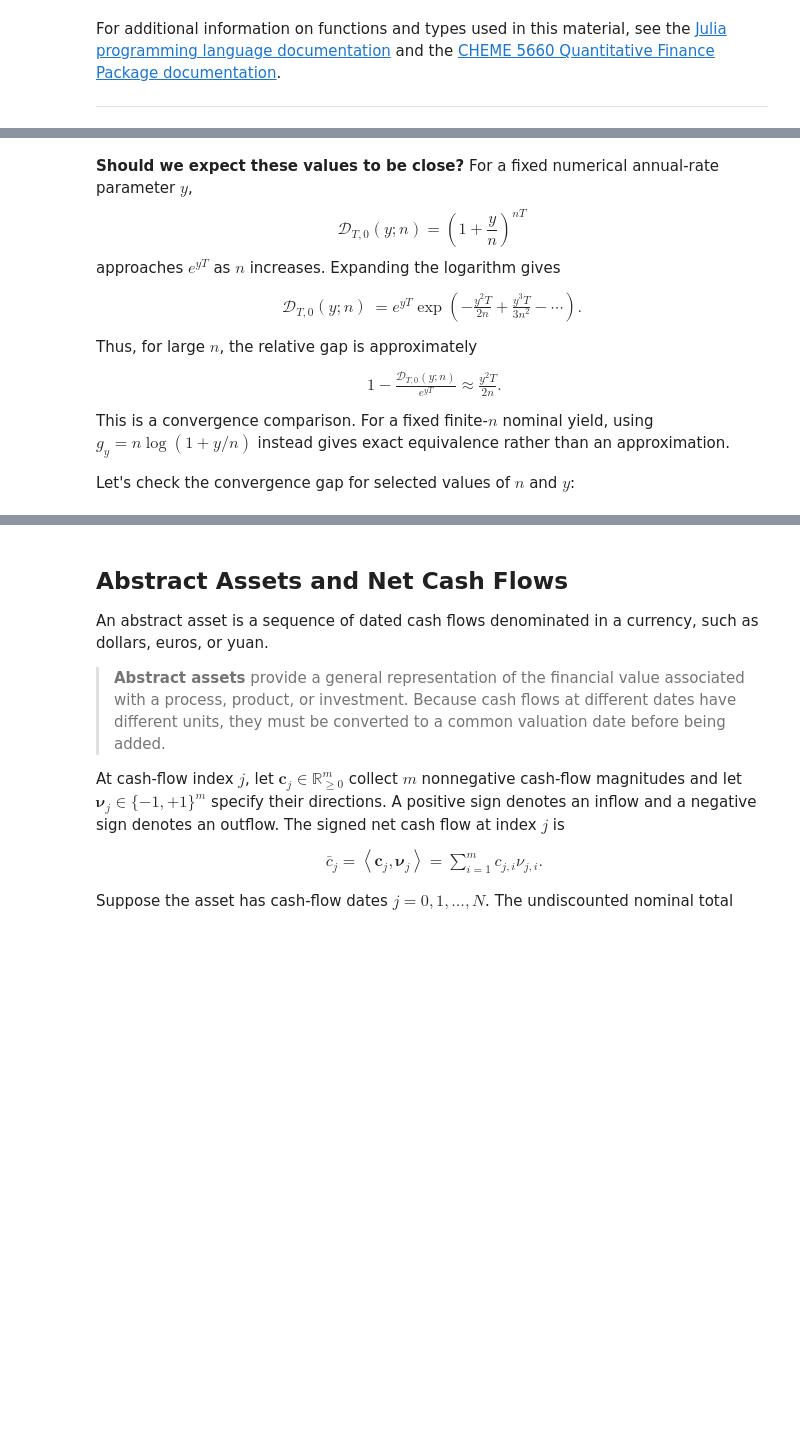
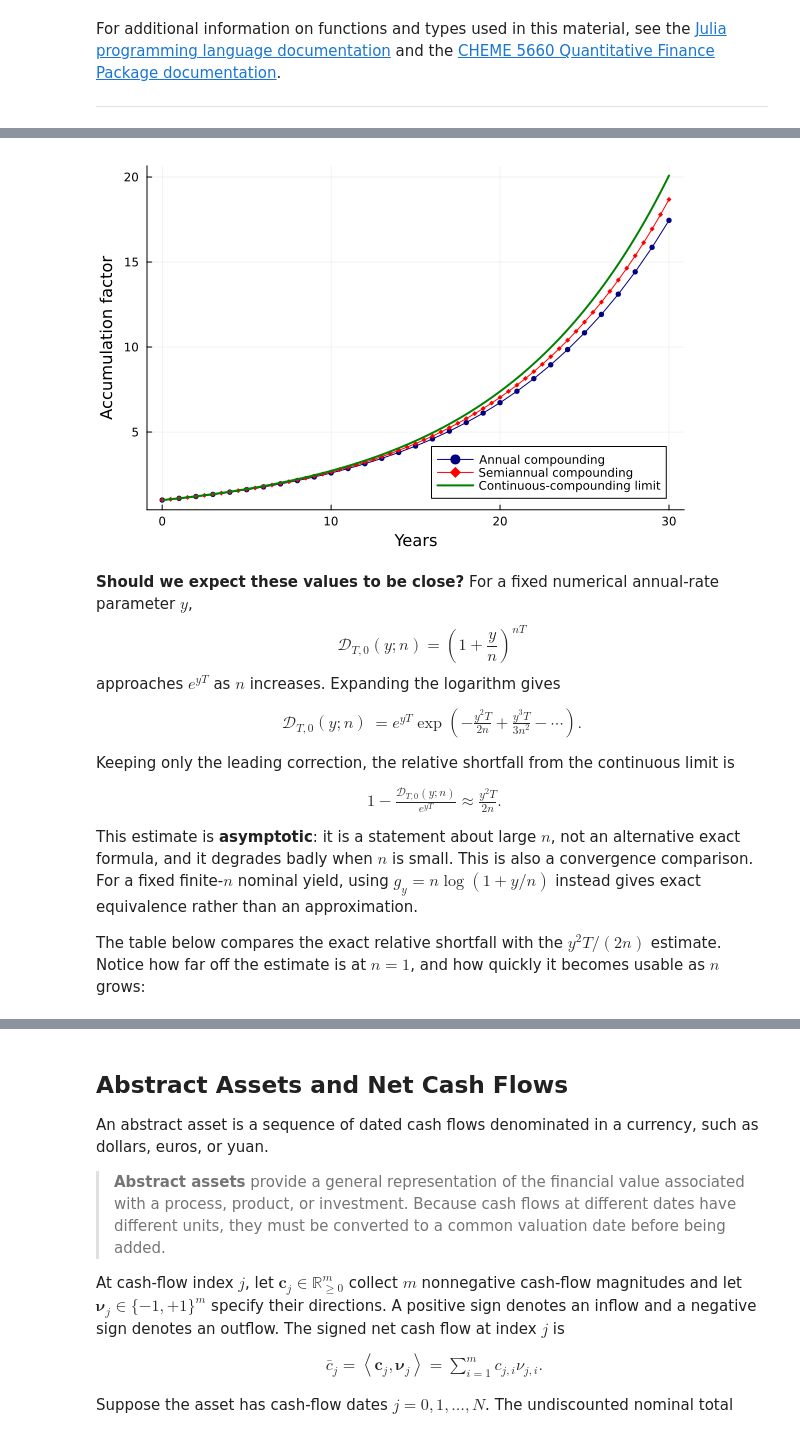
Before and after one commit to varnerlab/CHEME-5660-CourseRepository-Fall-2026, a Jupyter notebook: lectures/week-1/L1b/CHEME-5660-L1b-Lecture-TimeValueMoney-Fall-2026.ipynb, the cells around one changed output, grey strips where cells are left out. Drawn from its saved outputs; the diff is of its cells as text; code cells hidden in the pictures; blank space fills up the shorter version.

```diff
--- a/lectures/week-1/L1b/CHEME-5660-L1b-Lecture-TimeValueMoney-Fall-2026.ipynb
+++ b/lectures/week-1/L1b/CHEME-5660-L1b-Lecture-TimeValueMoney-Fall-2026.ipynb
@@ -129,35 +142,41 @@ let
     accumulation_dictionary_case_2 = discount(discrete_compounding_model, y, N₂, λ = n₂);
 
     # convert accumulation data to arrays -
     j₁ = keys(accumulation_dictionary_case_1) |> collect |> sort;
     X₁ = Array{Float64,2}(undef, length(j₁),2);
     for i ∈ eachindex(j₁)
         j = j₁[i]
         X₁[i,1] = j/n₁; # elapsed time in years
         X₁[i,2] = accumulation_dictionary_case_1[j];
     end
 
     j₂ = keys(accumulation_dictionary_case_2) |> collect |> sort;
     X₂ = Array{Float64,2}(undef, length(j₂),2);
     for i ∈ eachindex(j₂)
         j = j₂[i]
         X₂[i,1] = j/n₂; # elapsed time in years
         X₂[i,2] = accumulation_dictionary_case_2[j];
     end
 
     # continuous-compounding limit with g = y -
     t₃ = 0:0.001:T |> collect;
     X₃ = Array{Float64,2}(undef, length(t₃),2);
     for i ∈ eachindex(t₃)
         t = t₃[i]
         X₃[i,1] = t;
         X₃[i,2] = 𝒟(y,t);
     end
 
-    plot(X₁[:,1], X₁[:,2], label = "Annual compounding", xlabel = "Years", ylabel = "Accumulation factor", legend = :bottomright, c=:navy, lw=2)
-    plot!(X₂[:,1], X₂[:,2], label = "Semiannual compounding", c=:red, lw=2)
+    # markers on the discrete series: value is defined only at the compounding dates,
+    # the connecting segments are a visual aid, not a model of growth between them -
+    plot(X₁[:,1], X₁[:,2], label = "Annual compounding", xlabel = "Years", ylabel = "Accumulation factor",
+        legend = :bottomright, c=:navy, lw=1, markershape=:circle, markersize=3, markerstrokewidth=0)
+    plot!(X₂[:,1], X₂[:,2], label = "Semiannual compounding", c=:red, lw=1,
+        markershape=:diamond, markersize=2.5, markerstrokewidth=0)
     plot!(X₃[:,1], X₃[:,2], label = "Continuous-compounding limit", c=:green, lw=2)
 end
+# %% [output]
+[figure, added]
 # %% [markdown]
 __Should we expect these values to be close?__
 For a fixed numerical annual-rate parameter $y$,
@@ -171,7 +190,7 @@ $$
 &=e^{yT}\exp\!\left(-\frac{y^2T}{2n}+\frac{y^3T}{3n^2}-\cdots\right).
 \end{align*}
 $$
-Thus, for large $n$, the relative gap is approximately
+Keeping only the leading correction, the relative shortfall from the continuous limit is
 $$
 \boxed{
 \begin{align*}
@@ -179,9 +198,9 @@ $$
 \approx \frac{y^2T}{2n}.
 \end{align*}}
 $$
-This is a convergence comparison. For a fixed finite-$n$ nominal yield, using $g_y=n\log(1+y/n)$ instead gives exact equivalence rather than an approximation.
+This estimate is __asymptotic__: it is a statement about large $n$, not an alternative exact formula, and it degrades badly when $n$ is small. This is also a convergence comparison. For a fixed finite-$n$ nominal yield, using $g_y=n\log(1+y/n)$ instead gives exact equivalence rather than an approximation.
 
-Let's check the convergence gap for selected values of $n$ and $y$:
+The table below compares the exact relative shortfall with the $y^2T/(2n)$ estimate. Notice how far off the estimate is at $n=1$, and how quickly it becomes usable as $n$ grows:
 # %%
 let
     # initialize -
```
Also changed, not shown: parts of 11 cells of this notebook, 34 other files.
